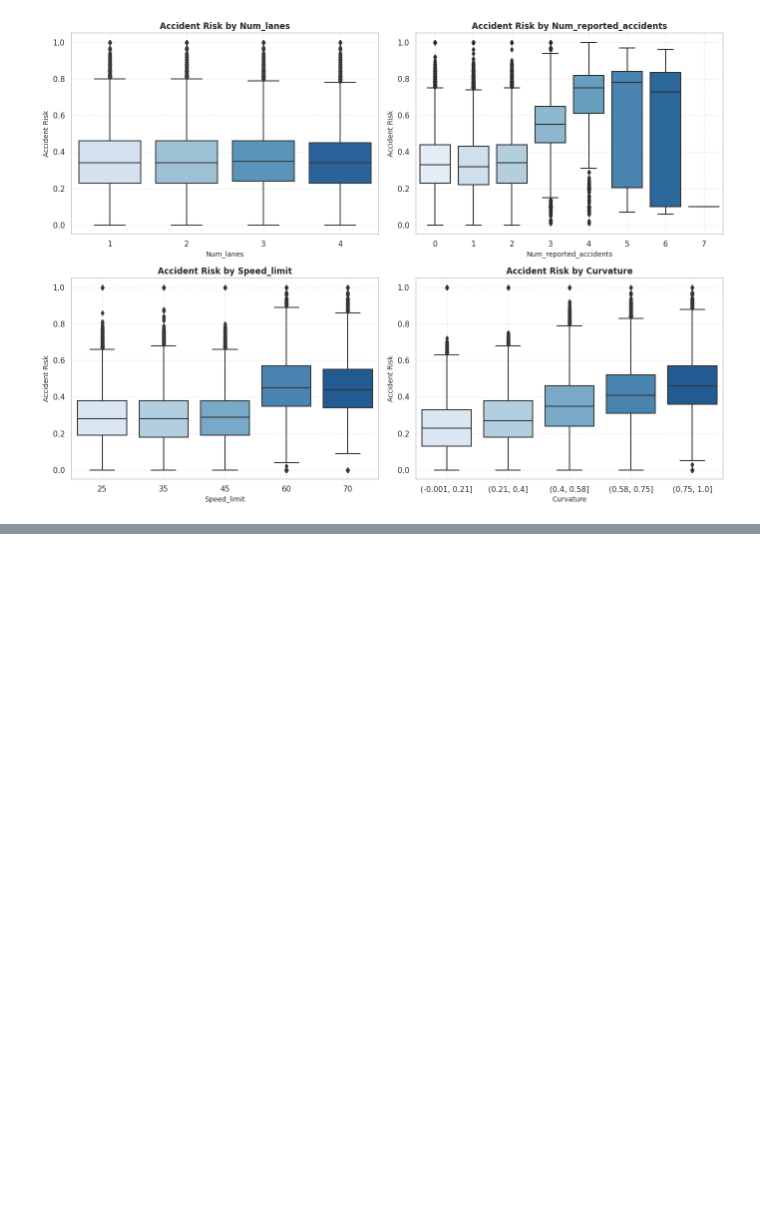
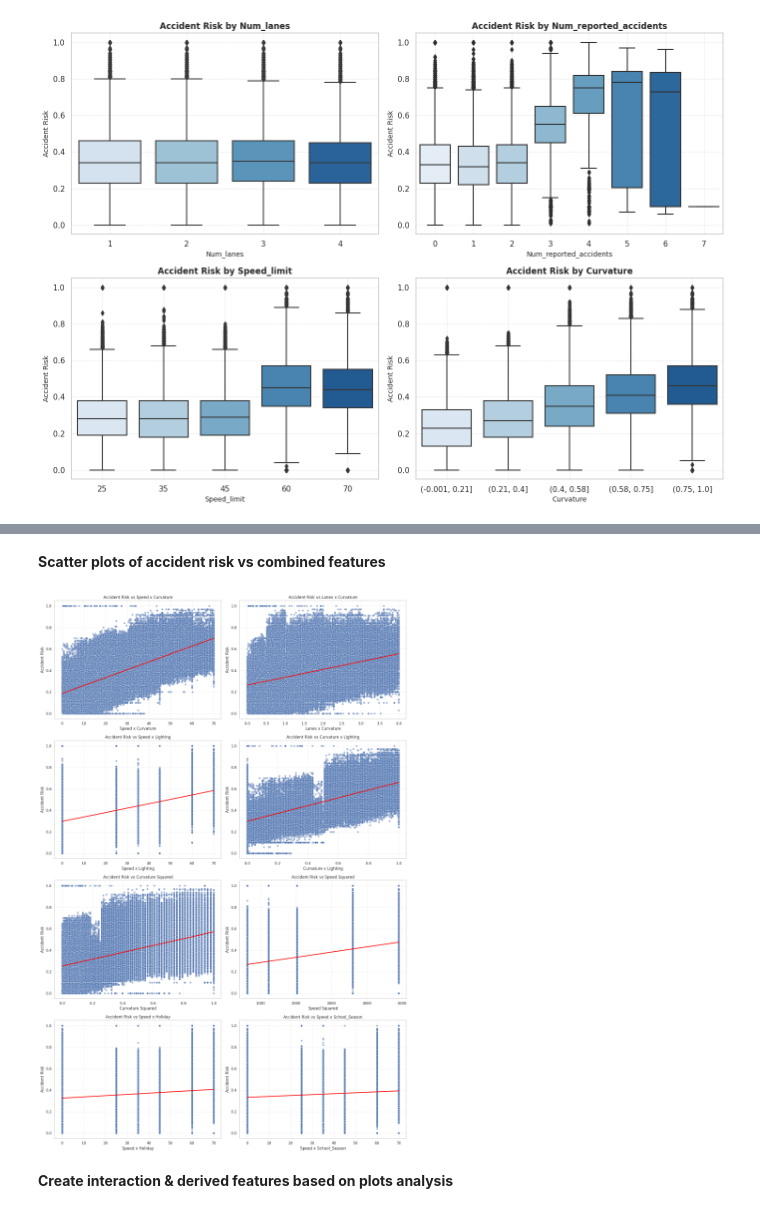
Before and after one commit to assil-barhoumi/accident-risk-prediction, a Jupyter notebook: accident_risk_prediction.ipynb, the cells around one changed output, grey strips where cells are left out. Saved outputs shown, nothing was run; the diff lists cells and outputs as text; code cells hidden in the pictures; blank space fills up the shorter version.

```diff
--- a/accident_risk_prediction.ipynb
+++ b/accident_risk_prediction.ipynb
@@ -183,0 +307,39 @@ plt.show()
+# %% [markdown]
+**Scatter plots of accident risk vs combined features**
+# %%
+import math
+
+combined_features = {
+    'Speed x Curvature': train['speed_limit'] * train['curvature'],
+    'Lanes x Curvature': train['num_lanes'] * train['curvature'],
+    'Speed x Lighting': train['speed_limit'] * train['lighting_encoded'],
+    'Curvature x Lighting': train['curvature'] * train['lighting_encoded'],
+    'Curvature Squared': train['curvature'] ** 2,
+    'Speed Squared': train['speed_limit'] ** 2,
+    'Speed x Holiday': train['speed_limit'] * train['holiday'],
+    'Speed x School_Season': train['speed_limit'] * train['school_season'],
+
+}
+
+features = combined_features
+n_features = len(features)
+n_cols = 2
+n_rows = math.ceil(n_features / n_cols)
+
+plt.figure(figsize=(16, 6*n_rows))
+
+for i, (name, feature) in enumerate(features.items(), 1):
+    plt.subplot(n_rows, n_cols, i)
+    sns.scatterplot(x=feature, y=train['accident_risk'], alpha=0.5)
+    sns.regplot(x=feature, y=train['accident_risk'], scatter=False, color='red')
+    plt.title(f"Accident Risk vs {name}")
+    plt.xlabel(name)
+    plt.ylabel("Accident Risk")
+    plt.grid(True, linestyle='--', alpha=0.4)
+
+plt.tight_layout()
+plt.show()
+# %% [output]
+[figure, added]
+# %% [markdown]
+**Create interaction & derived features based on plots analysis**
```
Also changed, not shown: parts of 17 cells of this notebook.
